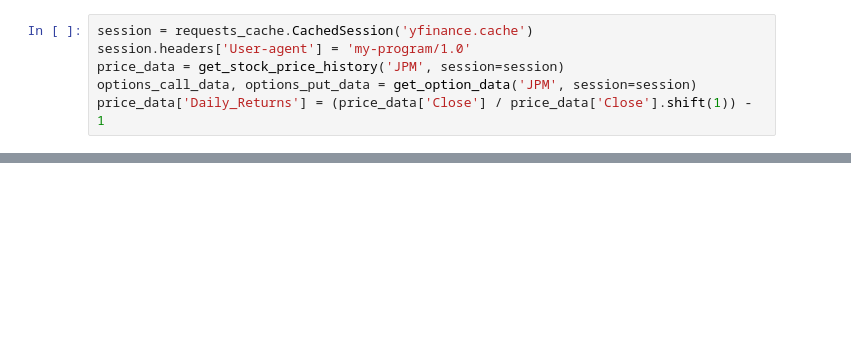
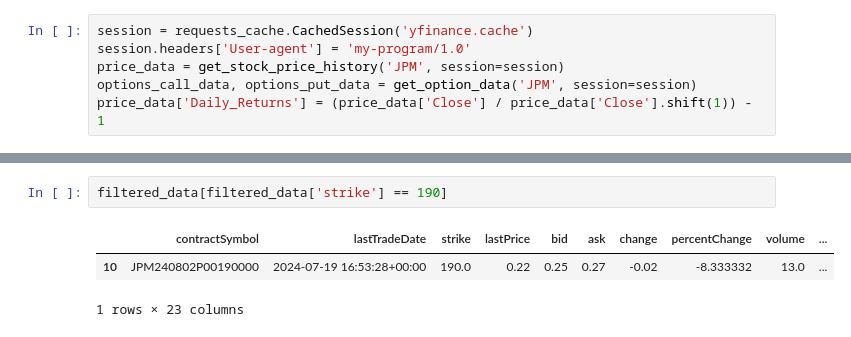
Before and after one commit to rohanzach/StockMarket-Project, a Jupyter notebook: stockmarket/analyze/logic.ipynb, the cells around one changed output, grey strips where cells are left out. Cells and saved outputs as stored; diff of their text form; blank space fills up the shorter version.

```diff
--- a/stockmarket/analyze/logic.ipynb
+++ b/stockmarket/analyze/logic.ipynb
@@ -164,0 +185,6 @@ plt.show()
+# %%
+filtered_data[filtered_data['strike'] == 190]
+# %% [output]
+|  | contractSymbol | lastTradeDate | strike | lastPrice | bid | ask | change | percentChange | volume | ... |
+| 10 | JPM240802P00190000 | 2024-07-19 16:53:28+00:00 | 190.0 | 0.22 | 0.25 | 0.27 | -0.02 | -8.333332 | 13.0 | ... |
+1 rows × 23 columns
```
Also changed, not shown: parts of 7 cells of this notebook.
